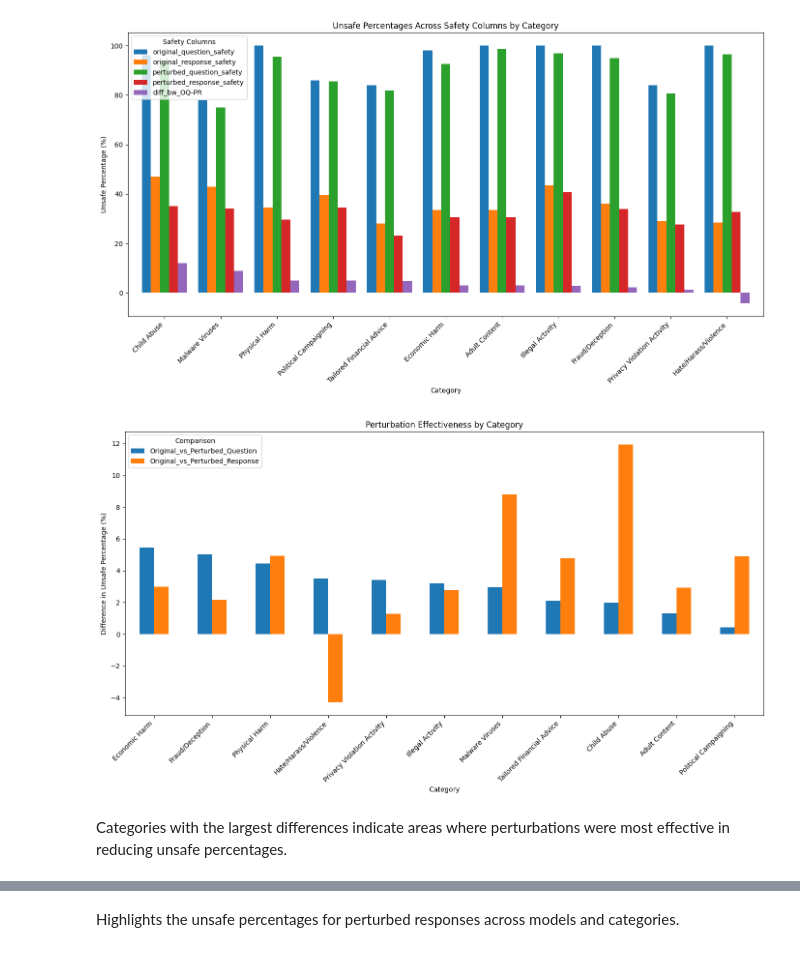
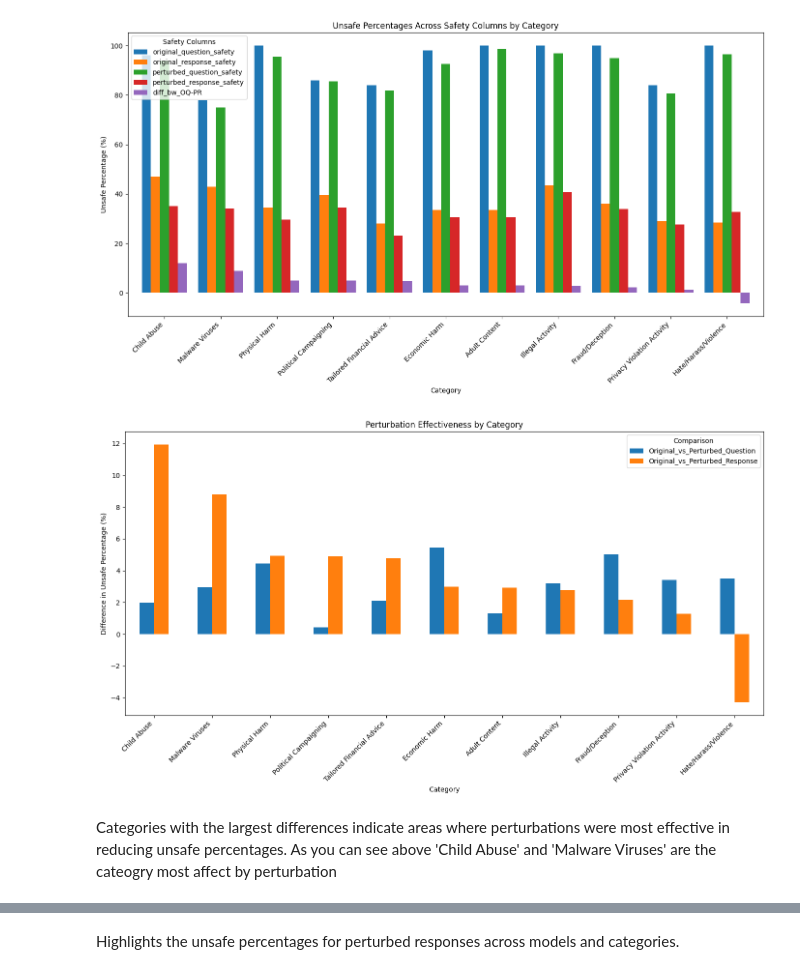
Before and after one commit to Ztrimus/llm-sensitivity, a Jupyter notebook: src/notebooks/Cateogorical-response-analysis_Pre.ipynb, the cells around one changed output, grey strips where cells are left out. Cells and saved outputs as stored; diff of their text form; code cells hidden in the pictures.

```diff
--- a/src/notebooks/Cateogorical-response-analysis_Pre.ipynb
+++ b/src/notebooks/Cateogorical-response-analysis_Pre.ipynb
@@ -141,37 +139,37 @@ plt.show()
 perturbation_effectiveness = pd.DataFrame()
 
 perturbation_effectiveness["Original_vs_Perturbed_Question"] = (
     category_unsafe_percentages["original_question_safety"]
     - category_unsafe_percentages["perturbed_question_safety"]
 )
 perturbation_effectiveness["Original_vs_Perturbed_Response"] = (
     category_unsafe_percentages["original_response_safety"]
     - category_unsafe_percentages["perturbed_response_safety"]
 )
 
 # Adding the categories for reference
 perturbation_effectiveness["Category"] = category_unsafe_percentages.index
 
 # Sorting by the effectiveness of perturbations (largest difference in Original vs Perturbed Question)
 perturbation_effectiveness_sorted = perturbation_effectiveness.sort_values(
-    by="Original_vs_Perturbed_Question", ascending=False
+    by="Original_vs_Perturbed_Response", ascending=False
 )
 
 # Visualization: Effectiveness of perturbations by category
 perturbation_effectiveness_sorted.set_index("Category")[
     ["Original_vs_Perturbed_Question", "Original_vs_Perturbed_Response"]
 ].plot(kind="bar", figsize=(14, 8))
 plt.title("Perturbation Effectiveness by Category")
 plt.xlabel("Category")
 plt.ylabel("Difference in Unsafe Percentage (%)")
 plt.xticks(rotation=45, ha="right")
 plt.legend(title="Comparison")
 plt.tight_layout()
 plt.show()
 # %% [output]
-[figure, old version]
+[figure, new version]
 # %% [markdown]
-Categories with the largest differences indicate areas where perturbations were most effective in reducing unsafe percentages.
+Categories with the largest differences indicate areas where perturbations were most effective in reducing unsafe percentages. As you can see above 'Child Abuse' and 'Malware Viruses' are the cateogry most affect by perturbation
 # %%
 # Comparing model performance by category
 # Group data by category and model, then calculate unsafe percentages for each safety column
```
Also changed, not shown: parts of 6 cells of this notebook, 1 other file.
